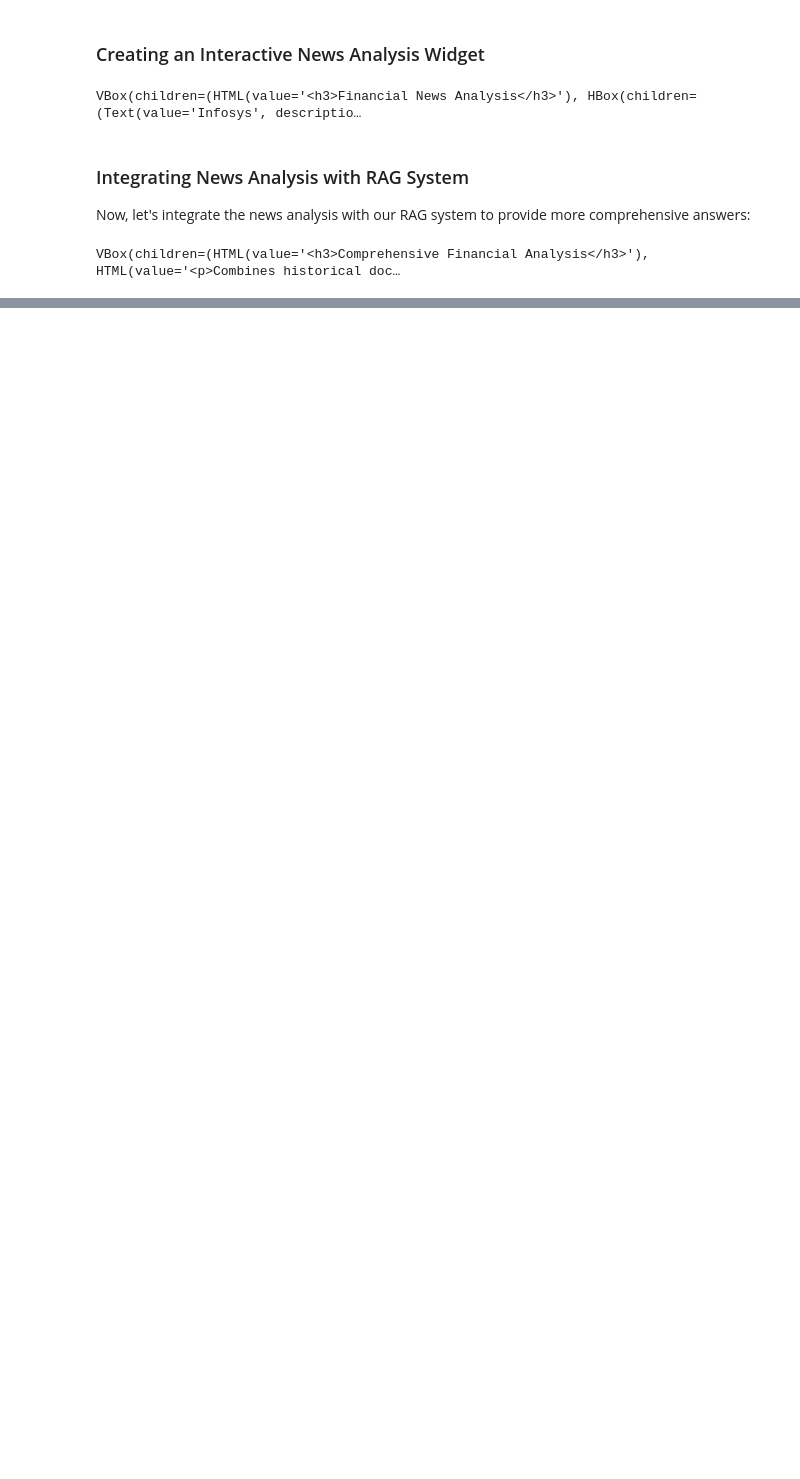
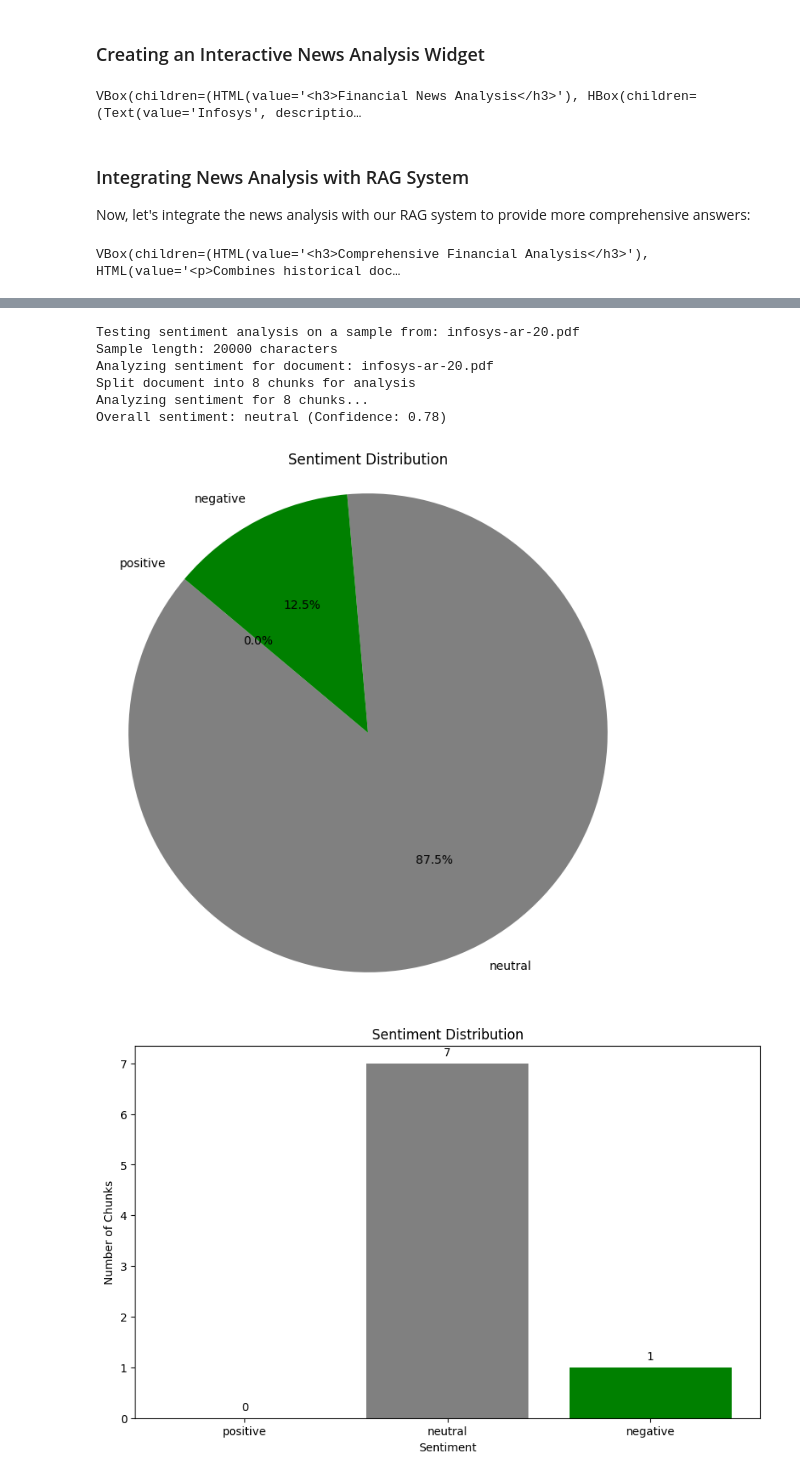
Before and after one commit to cogpy/CogFin-MA, a Jupyter notebook: RAG + Agent/src/main.ipynb, the cells around one changed output, grey strips where cells are left out. Drawn from its saved outputs; the diff is of its cells as text; code cells hidden in the pictures; blank space fills up the shorter version.

```diff
--- a/RAG + Agent/src/main.ipynb
+++ b/RAG + Agent/src/main.ipynb
@@ -1258,0 +2277,49 @@ display(tabbed_ui)
+# %%
+# If sentiment_agent failed to initialize earlier, try again
+if sentiment_agent is None:
+    try:
+        sentiment_agent = SentimentAnalysisAgent()
+    except Exception as e:
+        print(f"Error initializing Sentiment Analysis Agent: {e}")
+        print("Skipping sentiment analysis test")
+
+if sentiment_agent is not None and documents:
+    # Take the first document for testing
+    test_doc_name, test_doc_text = documents[0]
+
+    # Only use the first part of the document to speed up testing
+    test_sample = test_doc_text[:20000]  # First ~20k characters
+
+    print(f"\nTesting sentiment analysis on a sample from: {test_doc_name}")
+    print(f"Sample length: {len(test_sample)} characters")
+
+    # Run sentiment analysis
+    sample_result = sentiment_agent.analyze_document(test_sample, test_doc_name)
+
+    # Show sentiment distribution
+    sentiment_agent.visualize_sentiment(sample_result)
+
+    # Show top negative chunks
+    top_negative_chunks = sentiment_agent.get_top_chunks(sample_result, "negative", 3)
+    print("\nTop negative chunks:")
+    for i, chunk in enumerate(top_negative_chunks, 1):
+        print(f"{i}. Negative score: {chunk['probabilities']['negative']:.2f}")
+        print(textwrap.shorten(chunk['text'], width=80, placeholder="..."))
+        print()
+
+    # Get LLM summary
+    print("\nGenerating LLM summary of sentiment...")
+    llm_summary = sentiment_agent.summarize_with_llm(sample_result)
+    print("\nSentiment Summary:")
+    print("-" * 80)
+    print(llm_summary)
+    print("-" * 80)
+# %% [output]
+Testing sentiment analysis on a sample from: infosys-ar-20.pdf
+Sample length: 20000 characters
+Analyzing sentiment for document: infosys-ar-20.pdf
+Split document into 8 chunks for analysis
+Analyzing sentiment for 8 chunks...
+Overall sentiment: neutral (Confidence: 0.78)
+[figure, added]
+[figure, added]
```
Also changed, not shown: parts of 35 cells of this notebook.
